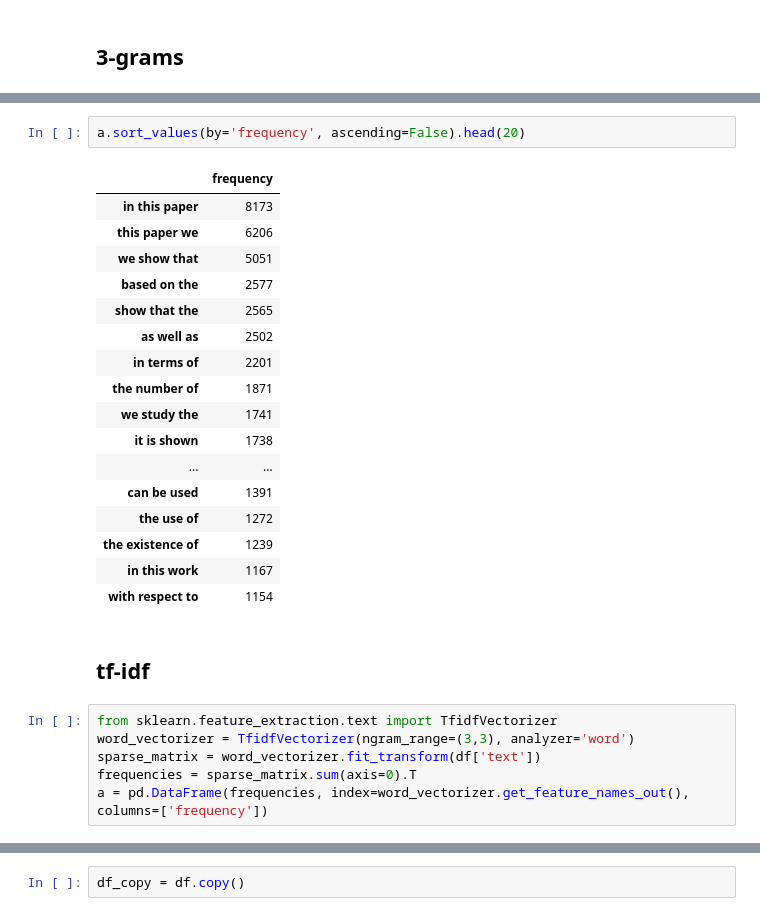
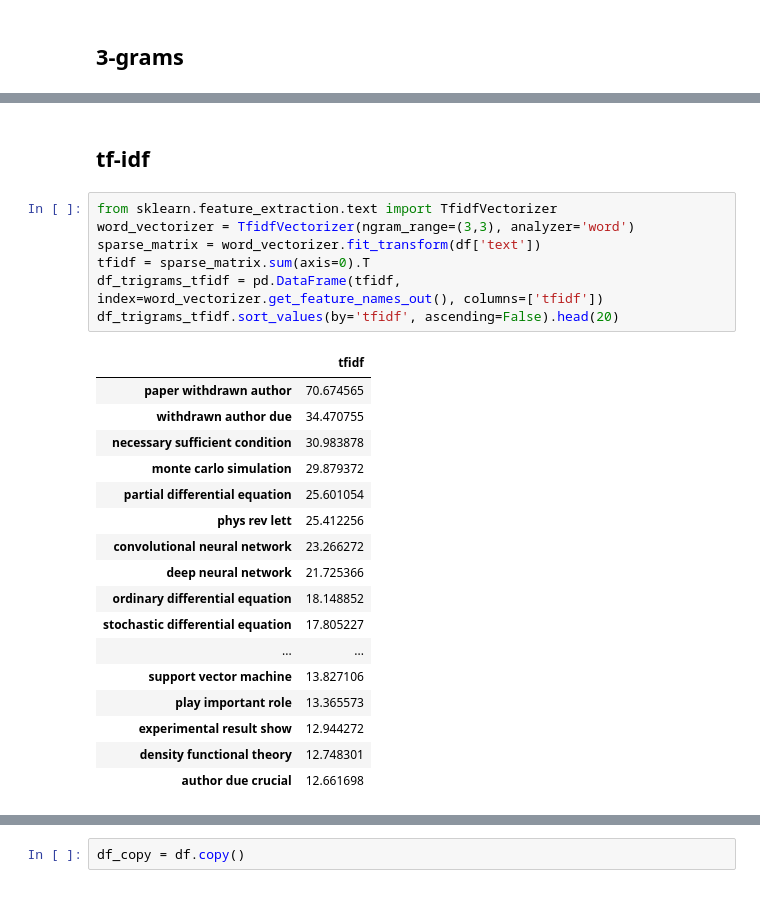
Before and after one commit to lucabaz98/arXiv_classification, a Jupyter notebook: EDA.ipynb, the cells around one changed output, grey strips where cells are left out. Saved outputs shown, nothing was run; the diff lists cells and outputs as text.

```diff
--- a/EDA.ipynb
+++ b/EDA.ipynb
@@ -81,28 +88,27 @@ a = pd.DataFrame(frequencies, index=word_vectorizer.get_feature_names_out(), col
-# %%
-a.sort_values(by='frequency', ascending=False).head(20)
-# %% [output]
-|  | frequency |
-| in this paper | 8173 |
-| this paper we | 6206 |
-| we show that | 5051 |
-| based on the | 2577 |
-| show that the | 2565 |
-| as well as | 2502 |
-| in terms of | 2201 |
-| the number of | 1871 |
-| we study the | 1741 |
-| it is shown | 1738 |
-| ... | ... |
-| can be used | 1391 |
-| the use of | 1272 |
-| the existence of | 1239 |
-| in this work | 1167 |
-| with respect to | 1154 |
 # %% [markdown]
 ## tf-idf
 # %%
 from sklearn.feature_extraction.text import TfidfVectorizer
 word_vectorizer = TfidfVectorizer(ngram_range=(3,3), analyzer='word')
 sparse_matrix = word_vectorizer.fit_transform(df['text'])
-frequencies = sparse_matrix.sum(axis=0).T
-a = pd.DataFrame(frequencies, index=word_vectorizer.get_feature_names_out(), columns=['frequency'])
+tfidf = sparse_matrix.sum(axis=0).T
+df_trigrams_tfidf = pd.DataFrame(tfidf, index=word_vectorizer.get_feature_names_out(), columns=['tfidf'])
+df_trigrams_tfidf.sort_values(by='tfidf', ascending=False).head(20)
+# %% [output]
+|  | tfidf |
+| paper withdrawn author | 70.674565 |
+| withdrawn author due | 34.470755 |
+| necessary sufficient condition | 30.983878 |
+| monte carlo simulation | 29.879372 |
+| partial differential equation | 25.601054 |
+| phys rev lett | 25.412256 |
+| convolutional neural network | 23.266272 |
+| deep neural network | 21.725366 |
+| ordinary differential equation | 18.148852 |
+| stochastic differential equation | 17.805227 |
+| ... | ... |
+| support vector machine | 13.827106 |
+| play important role | 13.365573 |
+| experimental result show | 12.944272 |
+| density functional theory | 12.748301 |
+| author due crucial | 12.661698 |
```
Also changed, not shown: parts of 26 cells of this notebook, 1 other file.
